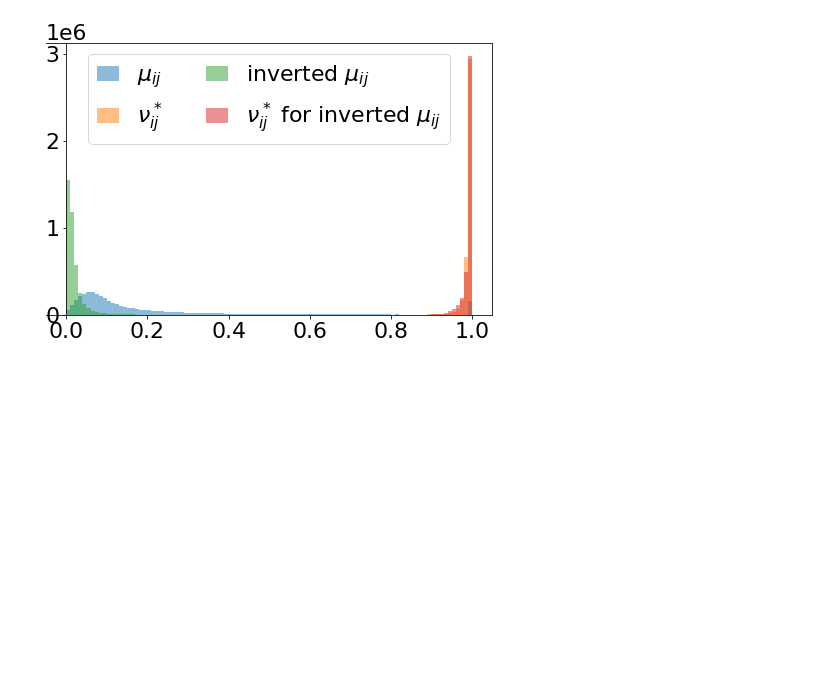
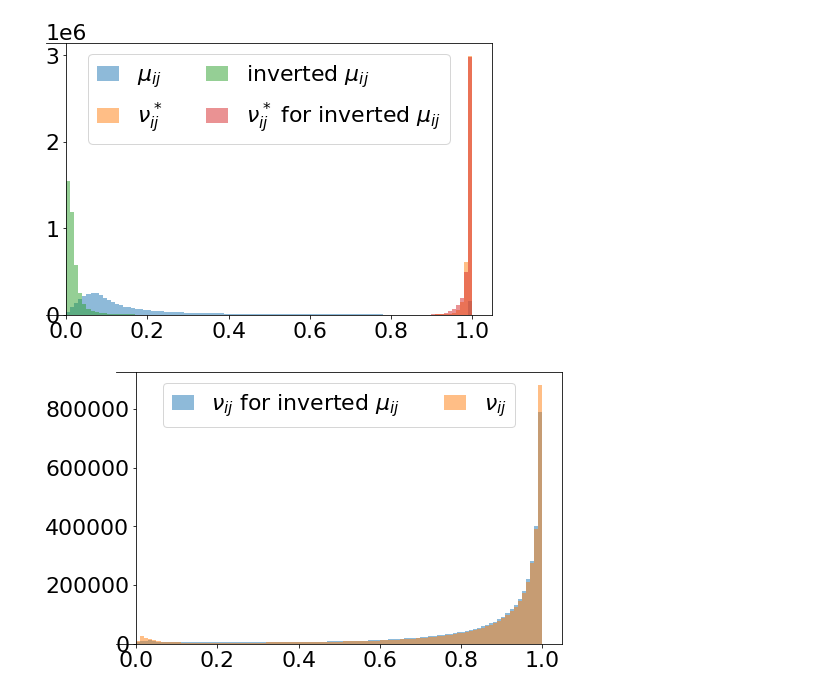
Before and after one commit to sdamrich/UMAPs-true-loss, a Jupyter notebook: notebooks/similarity_histograms.ipynb, the cells around one changed output. Cells and saved outputs as stored; diff of their text form; code cells hidden in the pictures; blank space fills up the shorter version.

```diff
--- a/notebooks/similarity_histograms.ipynb
+++ b/notebooks/similarity_histograms.ipynb
@@ -139,5 +143,30 @@ plt.savefig(os.path.join(fig_path, f"c_elegans_compare_no_inv_inv_{seed}.png"),
 # %% [output]
 [figure]
+# %%
+alpha=0.5
+plt.rcParams.update({'font.size': 22})
+plt.figure(figsize=(8, 5))
+plt.hist(bins_c_elegans[:-1],
+         bins_c_elegans,
+         weights=hist_low_pos_c_elegans_inv,
+         alpha=alpha,
+         label=r"$\nu_{ij}$ for inverted $\mu_{ij}$")
+plt.hist(bins_c_elegans[:-1],
+         bins_c_elegans,
+         weights=hist_low_pos_c_elegans,
+         alpha=alpha,
+         label=r"$\nu_{ij}$")
+
+plt.legend(loc="upper center",  ncol=2, handlelength=1.0)
+#plt.yscale("symlog", linthresh=1)
+plt.gca().spines['left'].set_position("zero")
+plt.gca().spines['bottom'].set_position("zero")
+#plt.savefig(os.path.join(fig_path, f"c_elegans_compare_no_inv_inv_low_dim_{seed}.png"),
+#            bbox_inches = 'tight',
+#            pad_inches = 0,dpi=300)
+# difference between low-dim sims for non-inverted and inverted is barely visible
+# %% [output]
+[figure, added]
 # %%
 # maximal true repulsive weight
 c_elegans_push_weights_keops, _ = get_UMAP_push_weight_keops(high_sim=c_elegans_fil_graph,
```
Also changed, not shown: parts of 25 cells of this notebook.
